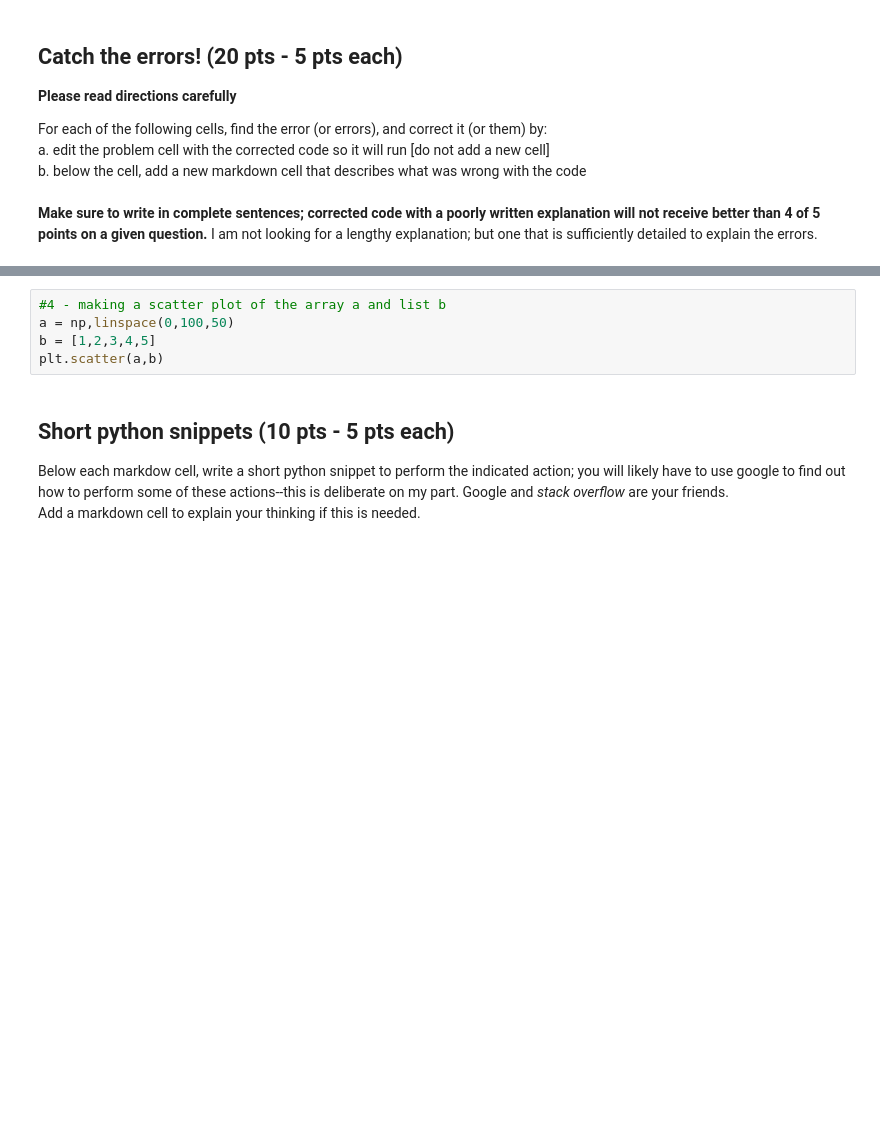
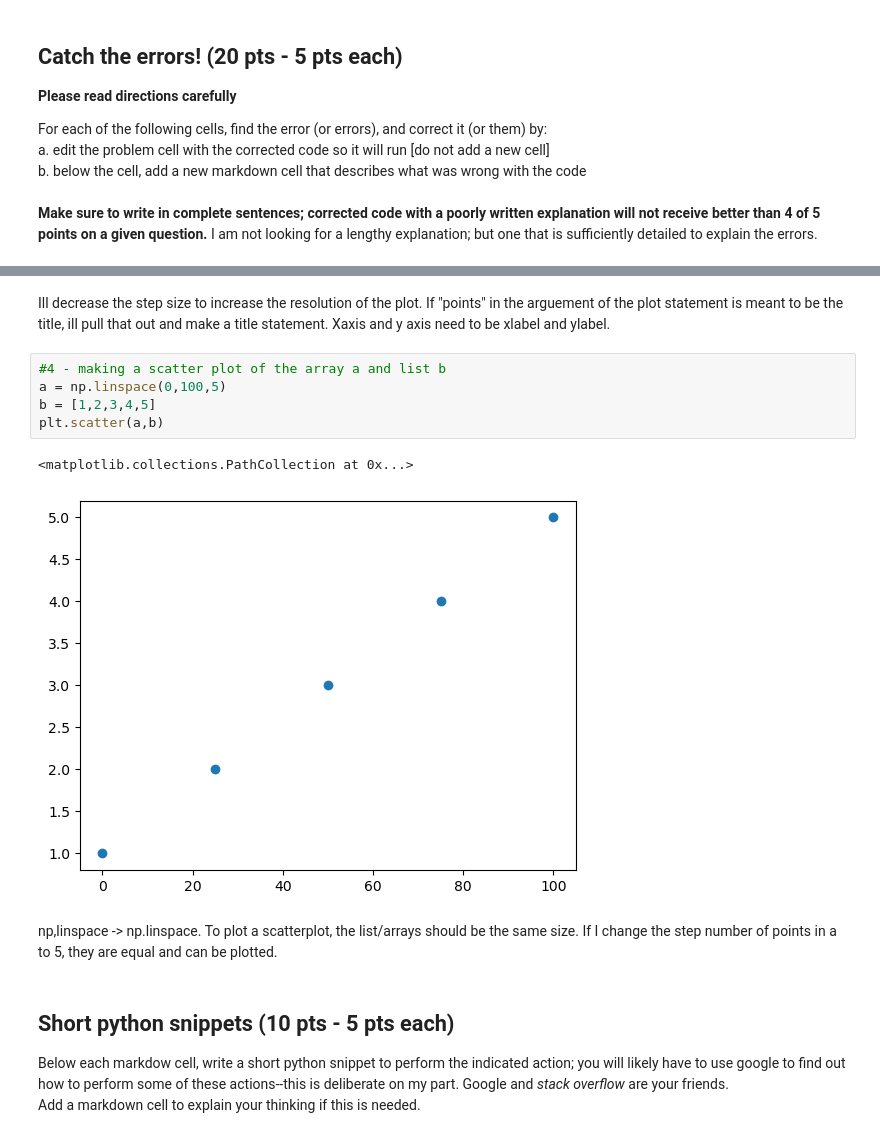
Before and after one commit to LDeGroot-Wooster/CompPhys26, a Jupyter notebook: Labs/LabAssignment4_S26.ipynb, the cells around one changed output, grey strips where cells are left out. Drawn from its saved outputs; the diff is of its cells as text; blank space fills up the shorter version.

```diff
--- a/Labs/LabAssignment4_S26.ipynb
+++ b/Labs/LabAssignment4_S26.ipynb
@@ -38,8 +60,15 @@ plt.yaxis('sin(theta)')
+# %% [markdown]
+Ill decrease the step size to increase the resolution of the plot. If "points" in the arguement of the plot statement is meant to be the title, ill pull that out and make a title statement. Xaxis and y axis need to be xlabel and ylabel.
 # %%
 #4 - making a scatter plot of the array a and list b
-a = np,linspace(0,100,50)
+a = np.linspace(0,100,5)
 b = [1,2,3,4,5]
 plt.scatter(a,b)
+# %% [output]
+<matplotlib.collections.PathCollection at 0x...>
+[figure, added]
+# %% [markdown]
+np,linspace -> np.linspace. To plot a scatterplot, the list/arrays should be the same size. If I change the step number of points in a to 5, they are equal and can be plotted.
 # %% [markdown]
 ## Short python snippets (10 pts - 5 pts each)
 Below each markdow cell, write a short python snippet to perform the indicated action; you will likely have to use google to find out how to perform some of these actions--this is deliberate on my part. Google and *stack overflow* are your friends.<br>
```
Also changed, not shown: parts of 17 cells of this notebook.
